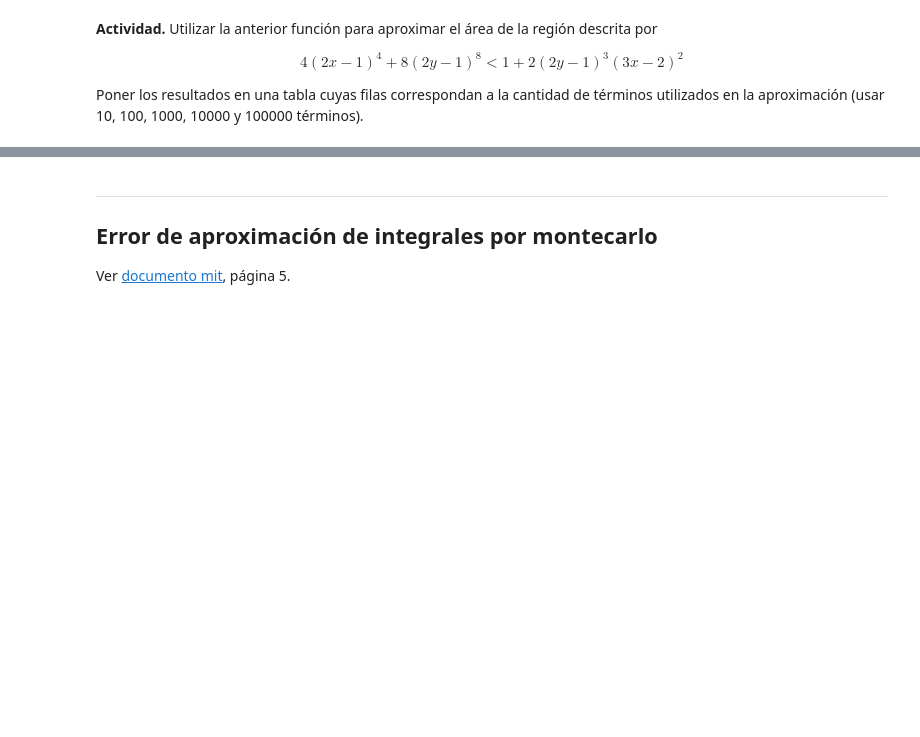
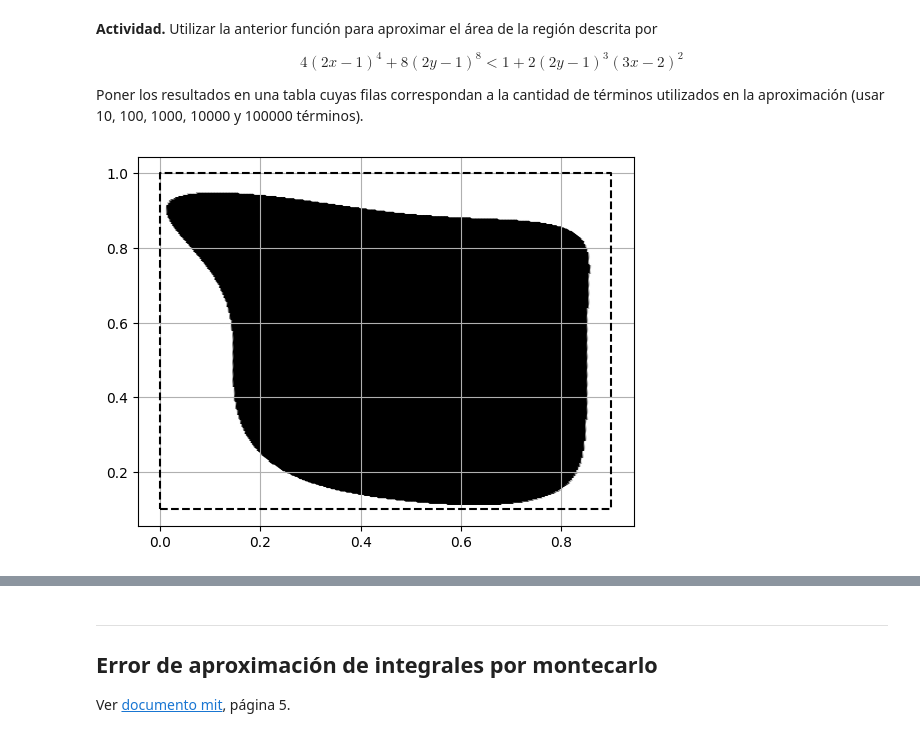
Before and after one commit to ArellanoMCarlos/SimMat_V2024, a Jupyter notebook: Montecarlo/IntegracionMontecarlo.ipynb, the cells around one changed output, grey strips where cells are left out. Saved outputs shown, nothing was run; the diff lists cells and outputs as text; code cells hidden in the pictures; blank space fills up the shorter version.

```diff
--- a/Montecarlo/IntegracionMontecarlo.ipynb
+++ b/Montecarlo/IntegracionMontecarlo.ipynb
@@ -353,3 +405,22 @@ y que devuelva la aproximación montecarlo tipo 2 del area de la region.
 $$4(2x-1)^4+8(2y-1)^8<1+2(2y-1)^3(3x-2)^2$$
 
 Poner los resultados en una tabla cuyas filas correspondan a la cantidad de términos utilizados en la aproximación (usar 10, 100, 1000, 10000 y 100000 términos).
+# %%
+def region(x,y):
+  return 4*(2*x-1)**4+8*(2*y-1)**8<1+2*(2*y-1)**3*(3*x-2)**2
+# %%
+# Búsqueda de los límites de integración
+#
+xlim=(0,0.9) #         (-0.1,1.5) # (-10,10)
+ylim=(0.1,1) # (0,1) # (-0.1,1.5) # (-10,10)
+x=np.linspace(*xlim,300)
+y=np.linspace(*ylim,300)
+X,Y=np.meshgrid(x,y)
+
+plt.scatter(X,Y,s=5,c=region(X,Y),cmap='Greys')
+coordX=[xlim[cx] for cx in [0,1,1,0,0]]
+coordY=[ylim[cy] for cy in [0,0,1,1,0]]
+plt.plot(coordX,coordY,'--k')
+plt.grid()
+# %% [output]
+[figure, added]
```
Also changed, not shown: parts of 18 cells of this notebook.
